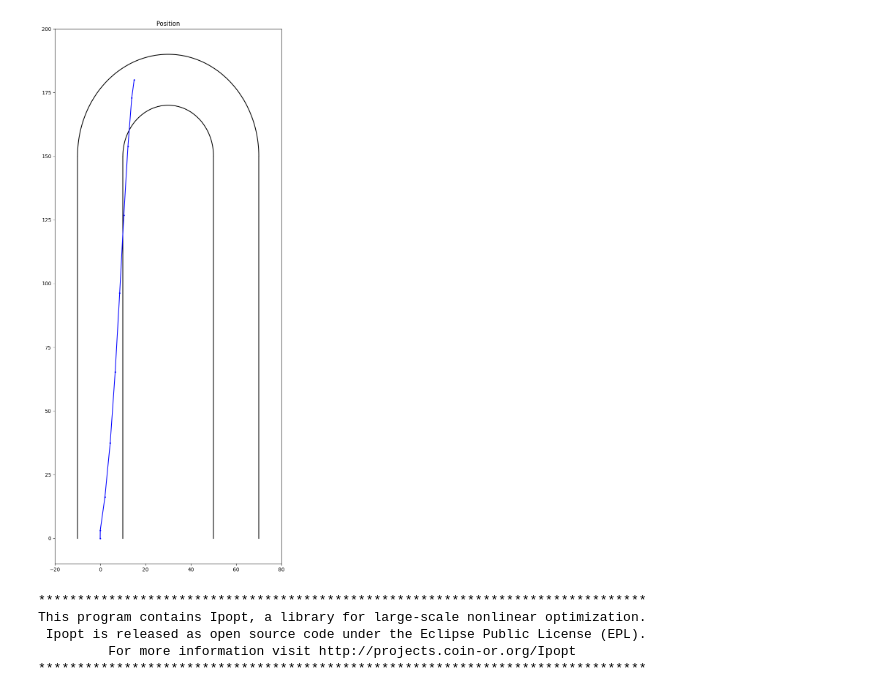
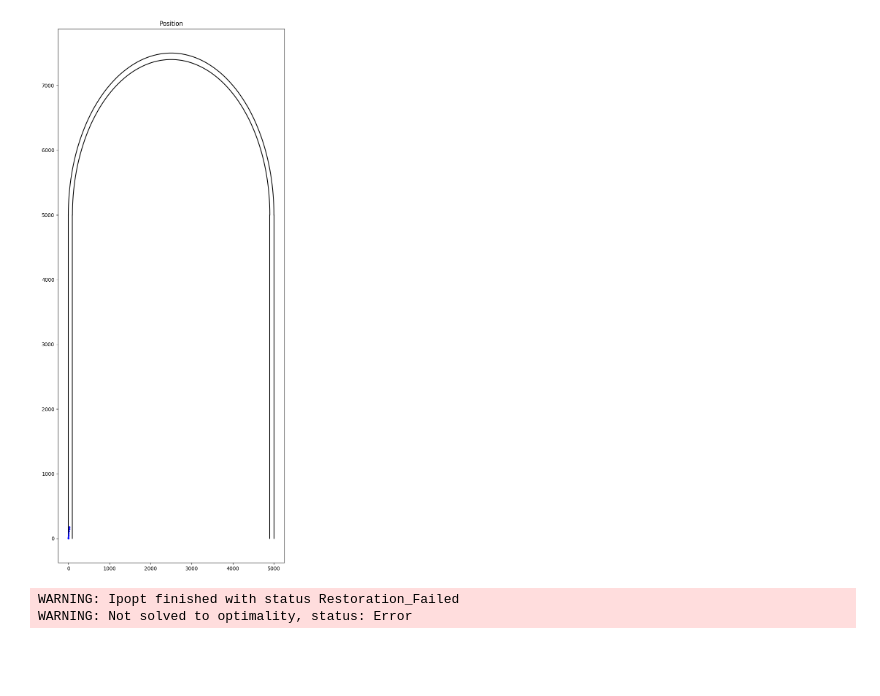
Before and after one commit to SparshAgarwal/Optimization, a Jupyter notebook: Project/Sam's Notebook.ipynb, the cells around one changed output. Drawn from its saved outputs; the diff is of its cells as text; code cells hidden in the pictures; blank space fills up the shorter version.

```diff
--- a/Project/Sam's Notebook.ipynb
+++ b/Project/Sam's Notebook.ipynb
@@ -2,8 +2,8 @@
 using Gurobi, Cbc, Mosek, PyPlot, JuMP, Ipopt
 
 ## Tyre specs
-coflo = 0.2 #coeffecient of friction longitudnal(in direction of motion)
-cofla = 0.4 #coeffecient of friction lattitudnal(perpendicular to direction of motion of the front tyers when they turn)
+coflo = 0.0001 #coeffecient of friction longitudnal(in direction of motion)
+cofla = 0.0004 #coeffecient of friction lattitudnal(perpendicular to direction of motion of the front tyers when they turn)
 
 ## car specs all specs in meters and seconds
 # mass = 1000 # in kg
@@ -13,7 +13,7 @@ maxv = 55.55 # max velocity in m/sec equivalent to 200km/hr
 maxTu = 1.27 #max steer one side
 
 # k =10000 # number of waypoints
-k = 10
+k = 30
 
 m = Model(solver = IpoptSolver(print_level=0))
 
@@ -33,27 +33,29 @@ m = Model(solver = IpoptSolver(print_level=0))
 #     @NLconstraint(m, P[2,t] <= 150000 + sqrt(40000^2 - P[1,t]^2))
 # end
 @constraint(m, -10 .<= P[1,:] .<= 70)
-# for i in 1:490
+# for i in 1:9
 #     @constraint(m, P[1,i] <= 9.9)
 # end
-
+# for t in 1:k
+#     if P[2:t] >= 150
+#         @constraint(m, P[1,t] <= 9.9)
+#     end
+# end
 for t in 1:k
     @NLconstraint(m, P[2,t] <= 150 + sqrt(40^2 - P[1,t]^2))
-    @NLconstraint(m, P[2,t] <= 150 + sqrt(40^2 - P[1,t]^2))
-
 end
 
 ## Start ad Finish constraints
 startPos = [0,0]
-# finishPos = [15000,200000]
-finishPos = [15,180]
-startVel = [0,0]
+finishPos = [50,5000]
+# finishPos = [0,150]
+startVel = [0,10]
 finishVel = [0,0]
 @constraint(m, P[:,1] .== startPos)
 @constraint(m, P[:,k] .== finishPos)
 @constraint(m, v[:,1] .== startVel)
 @constraint(m, v[:,k] .== finishVel)
-@NLexpression(m, finishDistance, sqrt(sum((P[i,k]-finishPos[i])^2 for i in 1:2)))
+@NLexpression(m, finishDistance, sum((P[i,k]-finishPos[i])^2 for i in 1:2))
 
 ## motion constraints
 for t in 1:k-1
@@ -71,20 +73,20 @@ end
 solve(m)
 rad = linspace(0,π,100)
 
-x = 30 + 40*cos.(rad)
-y = 150 +40*sin.(rad)
-x1 = 30 + 20*cos.(rad)
-y1 = 150 +20*sin.(rad)
+x = 2500 + 2400*cos.(rad)
+y = 5000 +2400*sin.(rad)
+x1 = 2500 + 2500*cos.(rad)
+y1 = 5000 + 2500*sin.(rad)
 
 
-Llinex = [-10, -10]
-Lliney = [0, 150]
-LMlinex = [10,10]
-LMliney = [0,150]
-RMlinex = [50, 50]
-RMliney = [0,150]
-Rlinex = [70,70]
-Rliney = [0,150]
+Llinex = [0, 0]
+Lliney = [0, 5000]
+LMlinex = [100,100]
+LMliney = [0,5000]
+RMlinex = [4900, 4900]
+RMliney = [0,5000]
+Rlinex = [5000,5000]
+Rliney = [0,5000]
 
 figure(figsize=(8,19))
 title("Position")
@@ -92,37 +94,34 @@ title("Position")
 plot(Llinex[:],Lliney[:], color = "#000000", markersize=4 )
 plot(LMlinex[:],LMliney[:],color = "#000000", markersize=4 )
 plot(RMlinex[:],RMliney[:], color = "#000000", markersize=4 )
 plot(Rlinex[:],Rliney[:], color = "#000000", markersize=4 )
 plot(x,y, color = "#000000", markersize=4 )
 plot(x1,y1, color = "#000000", markersize=4 )
 
 plot( getvalue(P[1,:]), getvalue(P[2,:]), "b.-", markersize=4 )
 
 # axis((-20000,80000,-10000,200000));
-axis((-20,80,-10,200));
+# axis((-20,80,-10,200));
 # # axis("equal")
 # figure(figsize=(12,4))
 # title("velocity x")
 # plot( getvalue(v[1,:]), "b.", markersize=12 )
 # figure(figsize=(12,4))
 # title("velocity y")
 # plot( getvalue(v[2,:]), "b-", markersize=12 )
 # figure(figsize=(12,4))
 # title("Acceleration in direction of motion")
 # plot( getvalue(Acc[1,:]), "b-", markersize=12 )
 # figure(figsize=(12,4))
 # title("Centripital acceleration")
 # plot( getvalue(Acc[2,:]), "b-", markersize=12 )
 # figure(figsize=(12,4))
 # title("Thrust")
 # plot( getvalue(Thrust), "b-", markersize=12 )
 # figure(figsize=(12,4))
 # title("Braking")
 # plot( getvalue(Braking), "b-", markersize=12 )
 # %% [output]
-[figure, old version]
+[figure, new version]
-******************************************************************************
-This program contains Ipopt, a library for large-scale nonlinear optimization.
- Ipopt is released as open source code under the Eclipse Public License (EPL).
-         For more information visit http://projects.coin-or.org/Ipopt
-******************************************************************************
+WARNING: Ipopt finished with status Restoration_Failed
+WARNING: Not solved to optimality, status: Error
```
Also changed, not shown: parts of 1 cell of this notebook.
